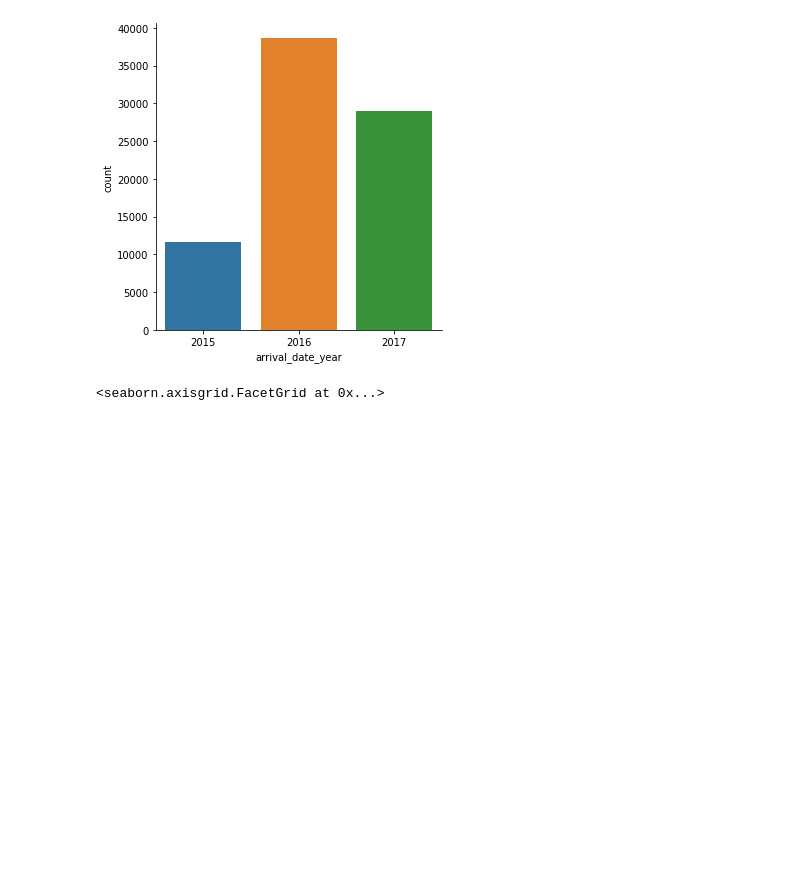
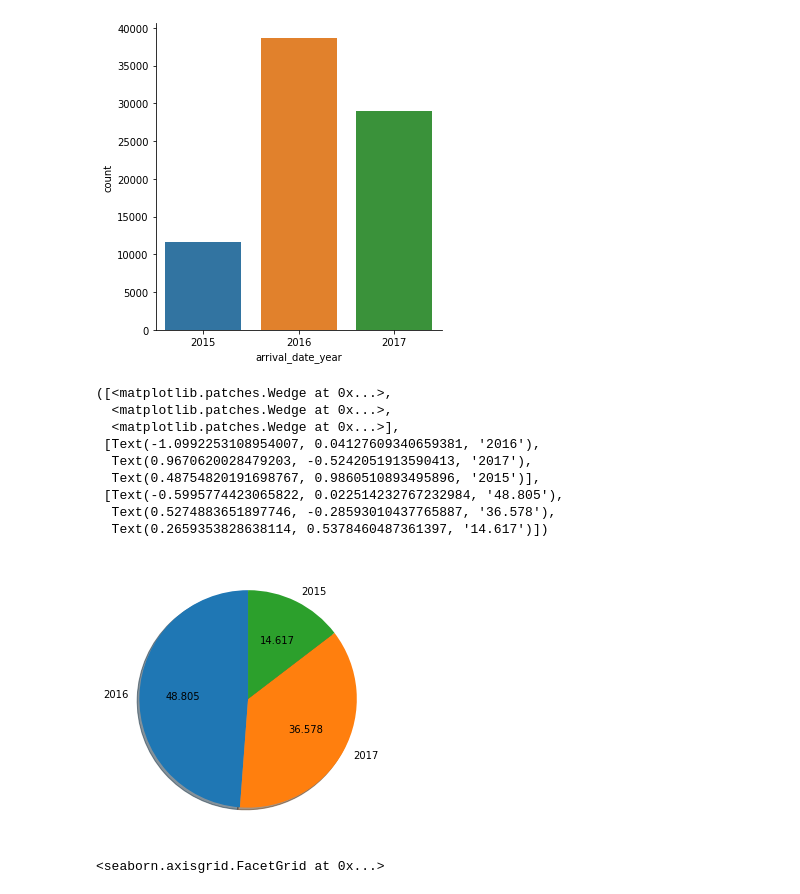
Before and after one commit to Pawan-kumar-Singh/Hotel_Booking-_Analysis, a Jupyter notebook: Hotel_Booking_Analysis_Capstone_Project.ipynb, the cells around one changed output. Cells and saved outputs as stored; diff of their text form; code cells hidden in the pictures; blank space fills up the shorter version.

```diff
--- a/Hotel_Booking_Analysis_Capstone_Project.ipynb
+++ b/Hotel_Booking_Analysis_Capstone_Project.ipynb
@@ -636,6 +670,20 @@ sns.catplot(x='arrival_date_year', kind='count', data=df)
 # %% [output]
 <seaborn.axisgrid.FacetGrid at 0x...>
 [figure]
+# %%
+plt.figure(figsize=(5,5))
+plt.pie(df['arrival_date_year'].value_counts(),startangle=90, autopct='%.3f',shadow=True,labels=['2016','2017','2015'])
+# %% [output]
+([<matplotlib.patches.Wedge at 0x...>,
+  <matplotlib.patches.Wedge at 0x...>,
+  <matplotlib.patches.Wedge at 0x...>],
+ [Text(-1.0992253108954007, 0.04127609340659381, '2016'),
+  Text(0.9670620028479203, -0.5242051913590413, '2017'),
+  Text(0.48754820191698767, 0.9860510893495896, '2015')],
+ [Text(-0.5995774423065822, 0.022514232767232984, '48.805'),
+  Text(0.5274883651897746, -0.28593010437765887, '36.578'),
+  Text(0.2659353828638114, 0.5378460487361397, '14.617')])
+[figure, added]
 # %%
 sns.catplot(x='reserved_room_type', kind='count', data=df)
 # %% [output]
```
Also changed, not shown: parts of 59 cells of this notebook.
